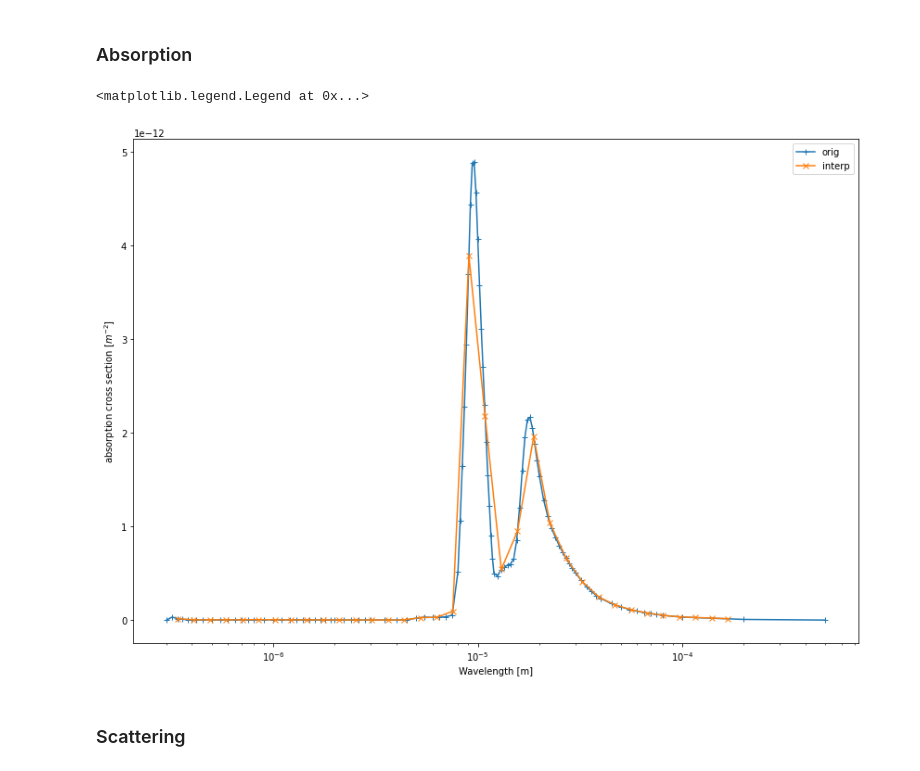
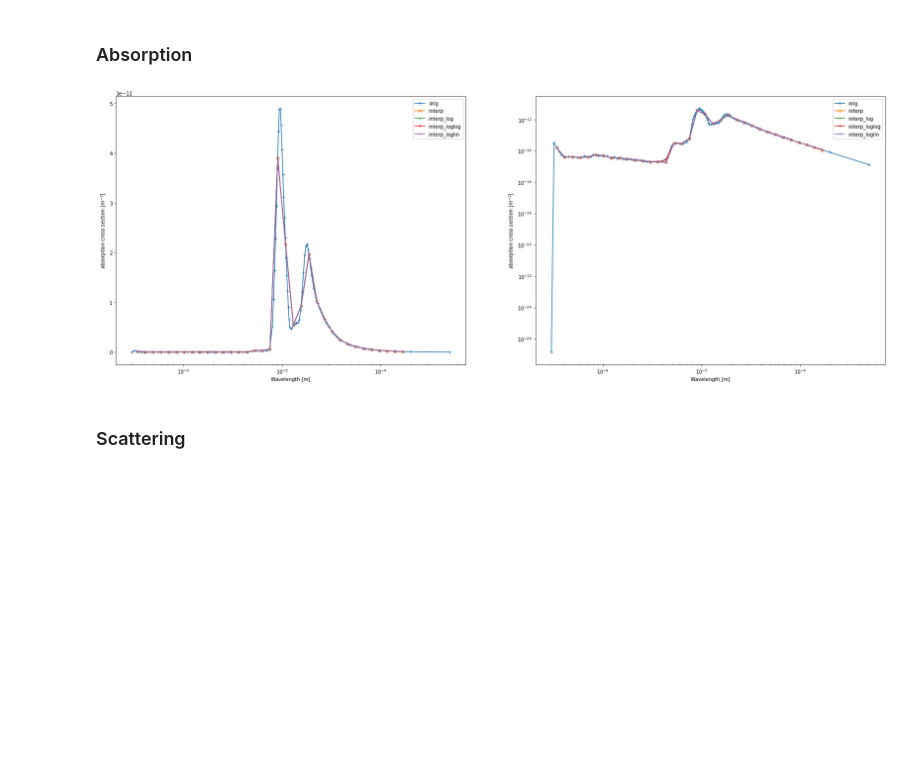
Before and after one commit to nabajour/Alfrodull, a Jupyter notebook: tools/create_cloud_file.ipynb, the cells around one changed output. Cells and saved outputs as stored; diff of their text form; code cells hidden in the pictures; blank space fills up the shorter version.

```diff
--- a/tools/create_cloud_file.ipynb
+++ b/tools/create_cloud_file.ipynb
@@ -165,23 +206,43 @@ ax_lambda.legend();
 [figure]
 # %% [markdown]
 ### Absorption
-# %%
-fig, ax_g0 = plt.subplots(1,1, figsize=(14,10))
-
-
-
-ax_g0.plot(cloud_wavelength, cloud_absorption, marker='+', label='orig')
-ax_g0.plot(opac_bin_centers_wavelengths, cloud_absorption_out, marker='x', label='interp')
-
-
-ax_g0.set_xscale('log')
-ax_g0.set_xlabel("Wavelength [m]")
-ax_g0.set_ylabel("absorption cross section [$m^{-2}$]")
-ax_g0.legend()
-#ax.set_xlim(2e-3, 2e-2)
-#ax.set_ylim(-1e10, 1e10)
-# %% [output]
-<matplotlib.legend.Legend at 0x...>
-[figure, removed]
+# %%
+def plt_func(ax, x_axes, y_axes, labels, xlabel, ylabel, markers, xscale, yscale):
+
+    for x, y, l, m in zip(x_axes, y_axes, labels, markers):
+        ax.plot(x, y, marker=m, label=l)
+
+    ax.set_xscale(xscale)
+    ax.set_yscale(yscale)
+    ax.set_xlabel(xlabel)
+    ax.set_ylabel(ylabel)
+    ax.legend()
+# %%
+fig, (ax_g0_lin, ax_g0_log) = plt.subplots(1,2, figsize=(2*14,10))
+
+
+plt_func(ax_g0_lin,
+         [cloud_wavelength,opac_bin_centers_wavelengths,opac_bin_centers_wavelengths,opac_bin_centers_wavelengths,opac_bin_centers_wavelengths,opac_bin_centers_wavelengths],
+         [cloud_absorption, cloud_absorption_out, cloud_absorption_log_out, cloud_absorption_loglog_out, cloud_absorption_loglin_out],
+         ['orig', 'interp', 'interp_log', 'interp_loglog', 'interp_loglin'],
+         "Wavelength [m]",
+         "absorption cross section [$m^{-2}$]",
+         ['+', 'x', '1', '2', '3'],
+         'log',
+         'linear' )
+
+plt_func(ax_g0_log,
+         [cloud_wavelength,opac_bin_centers_wavelengths,opac_bin_centers_wavelengths,opac_bin_centers_wavelengths,opac_bin_centers_wavelengths,opac_bin_centers_wavelengths],
+         [cloud_absorption, cloud_absorption_out, cloud_absorption_log_out, cloud_absorption_loglog_out, cloud_absorption_loglin_out],
+         ['orig', 'interp', 'interp_log', 'interp_loglog', 'interp_loglin'],
+         "Wavelength [m]",
+         "absorption cross section [$m^{-2}$]",
+         ['+', 'x', '1', '2', '3'],
+         'log',
+         'log' )
+
+pass
+# %% [output]
+[figure, added]
 # %% [markdown]
 ### Scattering
```
Also changed, not shown: parts of 7 cells of this notebook, 12 other files.
